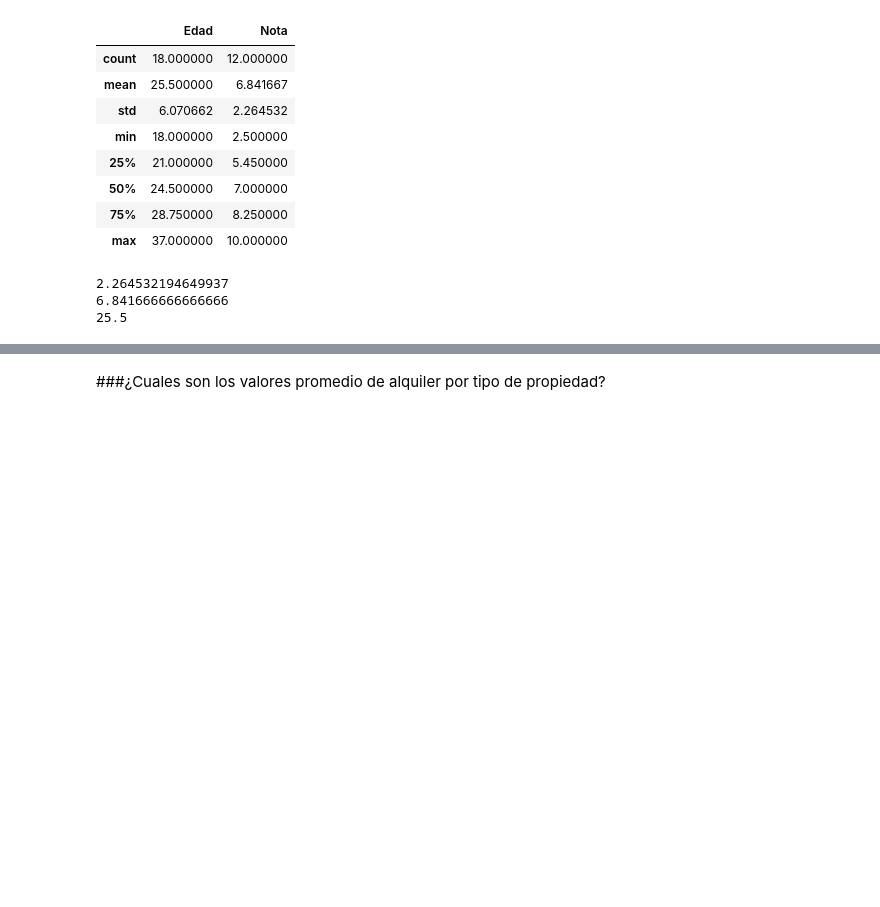
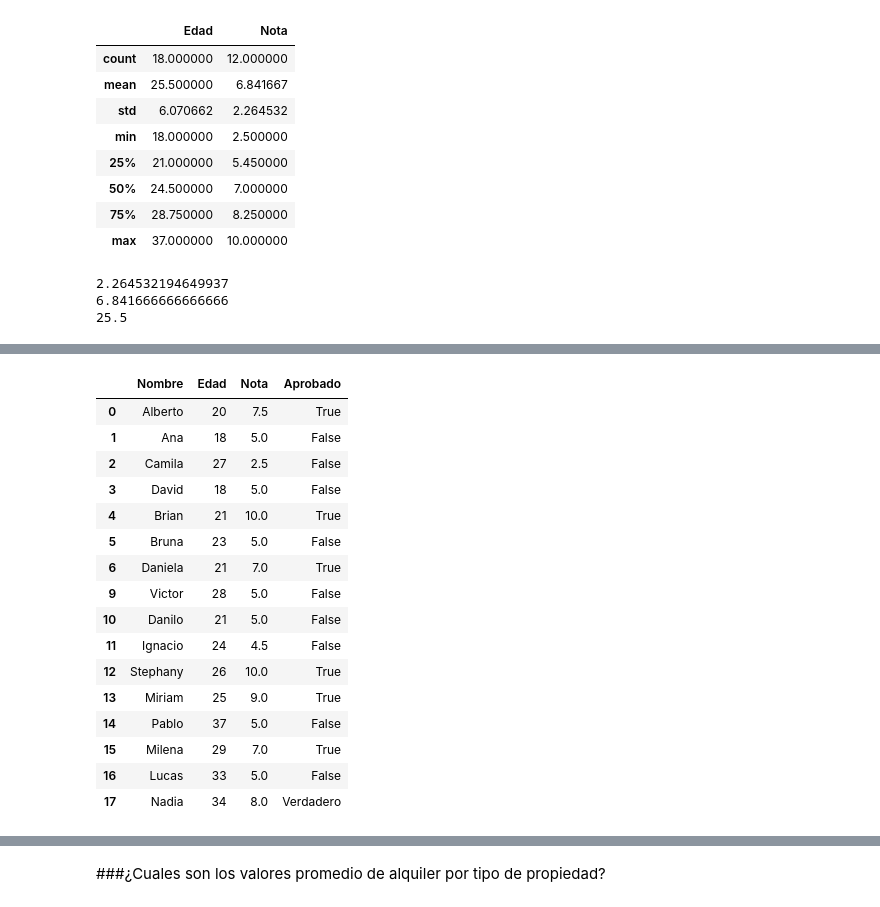
Before and after one commit to MauLazcano/Pandas, a Jupyter notebook: Pandas.ipynb, the cells around one changed output, grey strips where cells are left out. Cells and saved outputs as stored; diff of their text form; code cells hidden in the pictures; blank space fills up the shorter version.

```diff
--- a/Pandas.ipynb
+++ b/Pandas.ipynb
@@ -255,0 +265,25 @@ print(edadPromedio)
+# %%
+data = data.fillna(5)
+# %%
+remove = data.query('Nombre == "Alicia" | Nombre == "Carlos"').index
+data.drop(remove,axis=0,inplace=True)
+# %%
+data
+# %% [output]
+|  | Nombre | Edad | Nota | Aprobado |
+| 0 | Alberto | 20 | 7.5 | True |
+| 1 | Ana | 18 | 5.0 | False |
+| 2 | Camila | 27 | 2.5 | False |
+| 3 | David | 18 | 5.0 | False |
+| 4 | Brian | 21 | 10.0 | True |
+| 5 | Bruna | 23 | 5.0 | False |
+| 6 | Daniela | 21 | 7.0 | True |
+| 9 | Victor | 28 | 5.0 | False |
+| 10 | Danilo | 21 | 5.0 | False |
+| 11 | Ignacio | 24 | 4.5 | False |
+| 12 | Stephany | 26 | 10.0 | True |
+| 13 | Miriam | 25 | 9.0 | True |
+| 14 | Pablo | 37 | 5.0 | False |
+| 15 | Milena | 29 | 7.0 | True |
+| 16 | Lucas | 33 | 5.0 | False |
+| 17 | Nadia | 34 | 8.0 | Verdadero |
```
Also changed, not shown: parts of 26 cells of this notebook.
